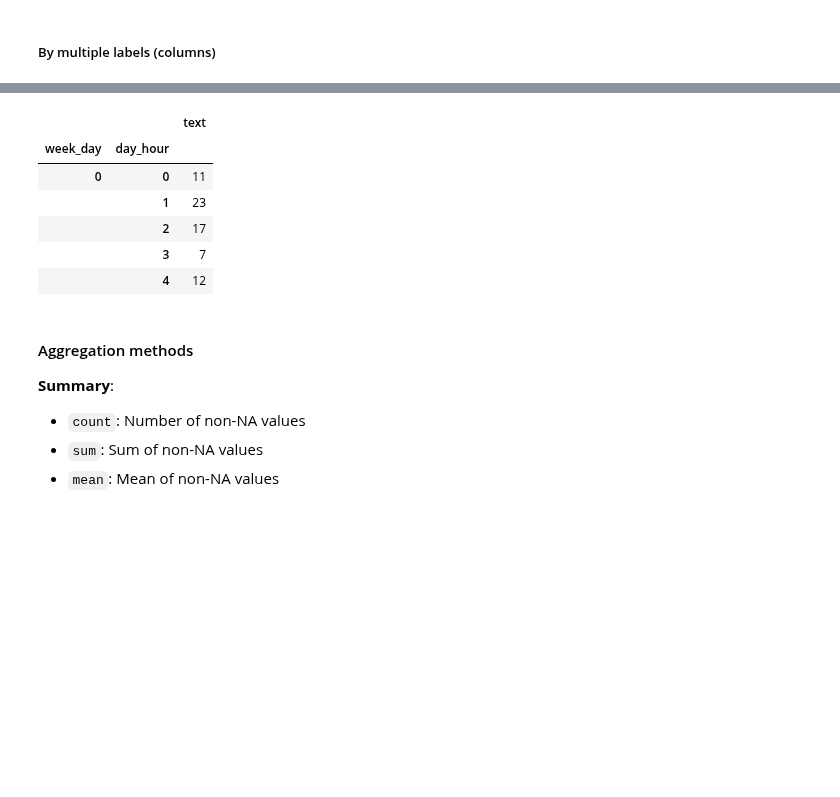
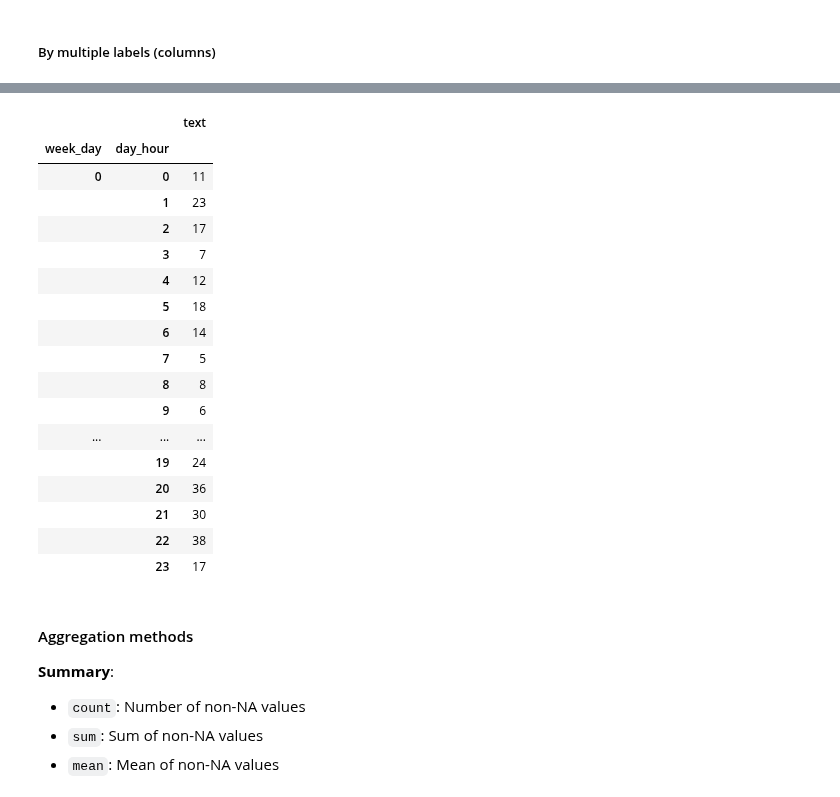
Before and after one commit to mromanello/ADA-DHOxSS, a Jupyter notebook: notebooks/2.3 Skills, Wrangling with Pandas.ipynb, the cells around one changed output, grey strips where cells are left out. Drawn from its saved outputs; the diff is of its cells as text; code cells hidden in the pictures; blank space fills up the shorter version.

```diff
--- a/notebooks/2.3 Skills, Wrangling with Pandas.ipynb
+++ b/notebooks/2.3 Skills, Wrangling with Pandas.ipynb
@@ -66,6 +92,3 @@ We can change the column names by assigning to `columns` a list having as values
-# %%
-# here we renamed the column `text` => `tweet`
-df.columns = ['created_at', 'tweet']
 # %%
 # let's check that the change did take place
 df.head()
@@ -173,7 +209,9 @@ df.head().style.format({'tweet_link': make_clickable})
 #### Add colums with mentions
 # %%
 import re
+import pdb # python standard debugger
 
 def find_mentions(tweet_text):
     handle_regexp = r'@[a-zA-Z0-9_]{1,15}'
-    return re.findall(handle_regexp, tweet_text)
+    pdb.set_trace()
+    return ", ".join(re.findall(handle_regexp, tweet_text))
@@ -180,7 +238,7 @@ def find_mentions(tweet_text):
 # %%
 df['tweet_mentions'] = df.text.apply(find_mentions)
 # %%
-df['n_mentions'] = df.tweet_mentions.apply(len)
+df['n_mentions'] = df.tweet_mentions.map(lambda x: len(x.split(', ')))
 # %%
 df.head()
 # %% [output]
@@ -449,18 +607,31 @@ df.groupby(df.created_at.dt.hour)[['text']].count().head()
+# %%
+pd.set_option("display.max_rows", None, "display.max_columns", None)
 # %%
 # here we group based on the values of two columns
 # instead of one
 
 x = df.groupby(['week_day', 'day_hour'])[['text']].count()
 # %%
-x.head()
+x
 # %% [output]
 |  |  | text |
 | week_day | day_hour |  |
 | 0 | 0 | 11 |
 |  | 1 | 23 |
 |  | 2 | 17 |
 |  | 3 | 7 |
 |  | 4 | 12 |
+|  | 5 | 18 |
+|  | 6 | 14 |
+|  | 7 | 5 |
+|  | 8 | 8 |
+|  | 9 | 6 |
+| ... | ... | ... |
+|  | 19 | 24 |
+|  | 20 | 36 |
+|  | 21 | 30 |
+|  | 22 | 38 |
+|  | 23 | 17 |
 # %% [markdown]
 #### Aggregation methods
 
```
Also changed, not shown: parts of 32 cells of this notebook, 11 other files.
